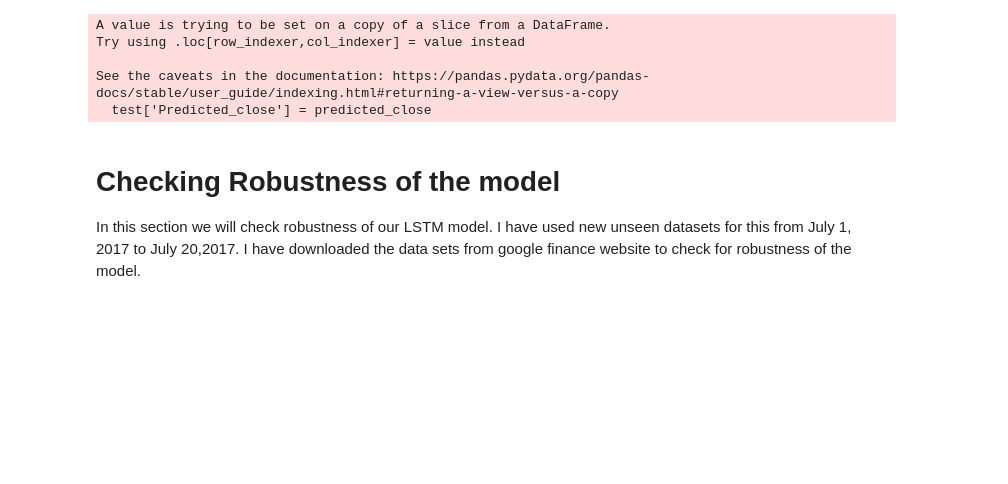
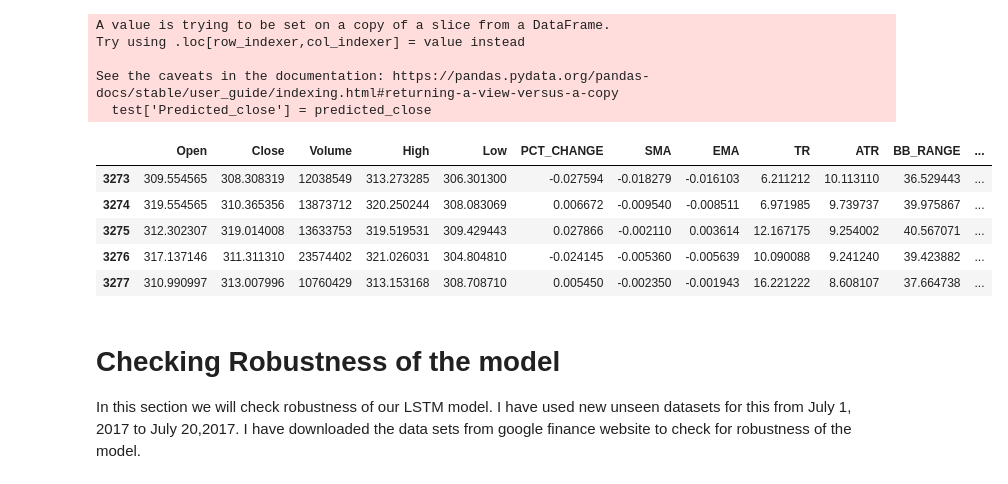
Before and after one commit to figo2127/QuantPort_Leveraged, a Jupyter notebook: Stock_Price_Predictor.ipynb, the cells around one changed output. Saved outputs shown, nothing was run; the diff lists cells and outputs as text; code cells hidden in the pictures; blank space fills up the shorter version.

```diff
--- a/Stock_Price_Predictor.ipynb
+++ b/Stock_Price_Predictor.ipynb
@@ -525,6 +521,14 @@ See the caveats in the documentation: https://pandas.pydata.org/pandas-docs/stab
   test['Predicted_close'] = predicted_close
 # %%
 test.to_csv("google_test.csv")
+test.head()
+# %% [output]
+|  | Open | Close | Volume | High | Low | PCT_CHANGE | SMA | EMA | TR | ATR | BB_RANGE | ... |
+| 3273 | 309.554565 | 308.308319 | 12038549 | 313.273285 | 306.301300 | -0.027594 | -0.018279 | -0.016103 | 6.211212 | 10.113110 | 36.529443 | ... |
+| 3274 | 319.554565 | 310.365356 | 13873712 | 320.250244 | 308.083069 | 0.006672 | -0.009540 | -0.008511 | 6.971985 | 9.739737 | 39.975867 | ... |
+| 3275 | 312.302307 | 319.014008 | 13633753 | 319.519531 | 309.429443 | 0.027866 | -0.002110 | 0.003614 | 12.167175 | 9.254002 | 40.567071 | ... |
+| 3276 | 317.137146 | 311.311310 | 23574402 | 321.026031 | 304.804810 | -0.024145 | -0.005360 | -0.005639 | 10.090088 | 9.241240 | 39.423882 | ... |
+| 3277 | 310.990997 | 313.007996 | 10760429 | 313.153168 | 308.708710 | 0.005450 | -0.002350 | -0.001943 | 16.221222 | 8.608107 | 37.664738 | ... |
 # %% [markdown]
 # Checking Robustness of the model
 
```
Also changed, not shown: parts of 22 cells of this notebook, 11 other files.
